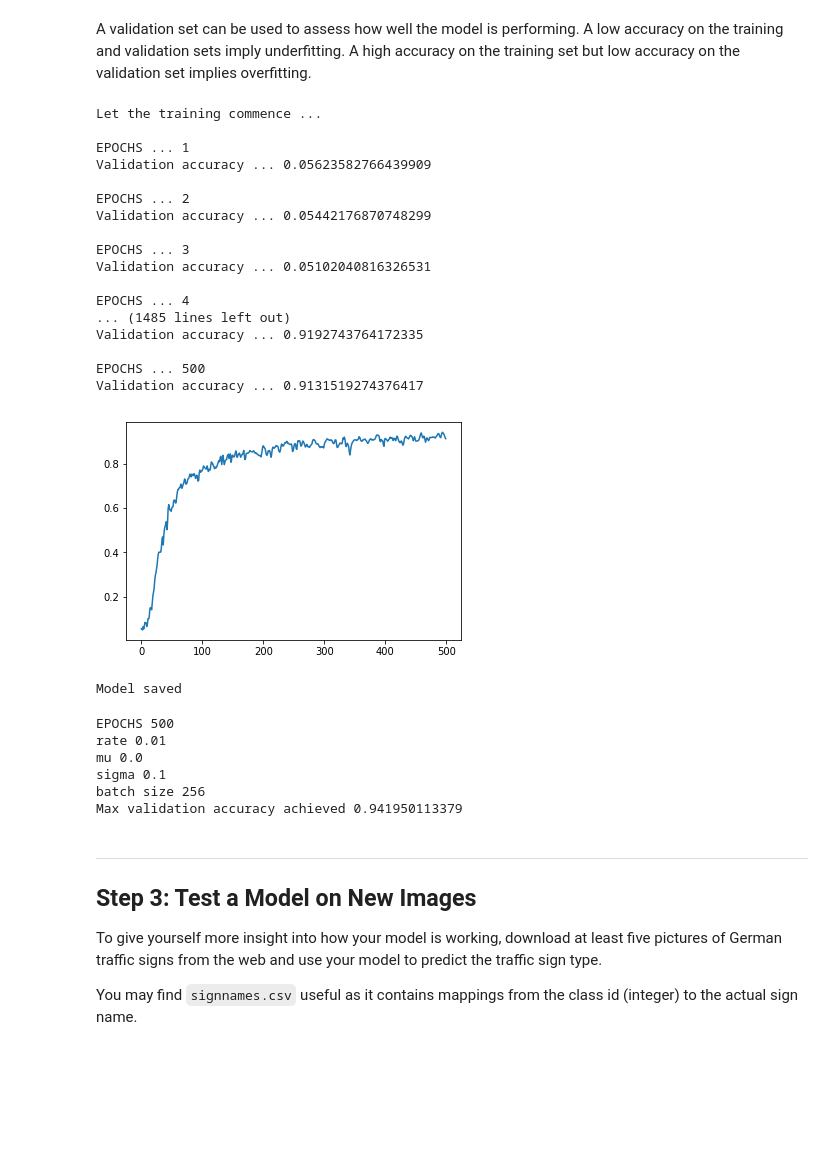
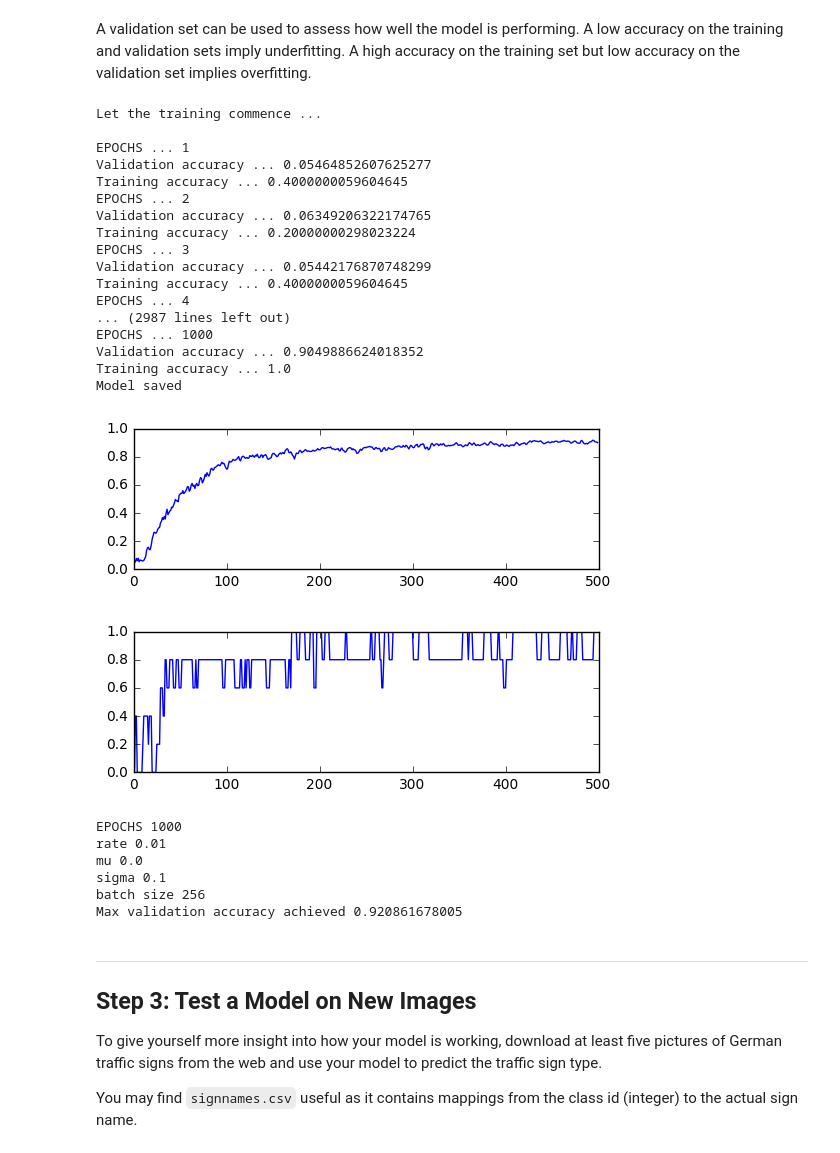
Before and after one commit to moosemaniam/term1_traffix_sign, a Jupyter notebook: Traffic_Sign_Classifier.ipynb, the cells around one changed output. Cells and saved outputs as stored; diff of their text form; code cells hidden in the pictures; blank space fills up the shorter version.

```diff
--- a/Traffic_Sign_Classifier.ipynb
+++ b/Traffic_Sign_Classifier.ipynb
@@ -264,8 +297,8 @@ channels=1
 
 global_mu=0.0
 global_sigma = 0.1
-rate = 0.01
-EPOCH=500
+rate = 0.008
+EPOCH=1000
 BATCH_SIZE = 256
 drop_prob=0.3
 # %%
@@ -379,6 +412,7 @@ def evaluate(X_data,Y_data):
 from sklearn.utils import shuffle
 
 accuracy_plot=[]
+training_accuracy_plot=[]
 with tf.Session() as sess:
         sess.run(tf.global_variables_initializer())
         num_examples = len(X_train)
@@ -393,18 +427,16 @@ with tf.Session() as sess:
                 sess.run(training_operation,feed_dict={x:batch_x,y:batch_y,keep_prob:drop_prob})
 
             validation_accuracy = evaluate(X_valid_processed,y_valid)
+           # test_labels=[]
+            # test_images_processed=[]
+            training_accuracy = evaluate(test_images_processed,test_labels)
             print("EPOCHS ...",format(i+1))
             print("Validation accuracy ...",format(validation_accuracy))
-            print()
+            print("Training accuracy ...",format(training_accuracy))
             accuracy_plot.append(validation_accuracy)
+            training_accuracy_plot.append(training_accuracy)
 
 
-
-
-
-        plt.subplot(1,1,1)
-        plt.plot(accuracy_plot)
-        plt.show()
         saver = tf.train.Saver()
         saver.save(sess,"lenet")
         print("Model saved")
@@ -412,22 +444,30 @@ with tf.Session() as sess:
 Let the training commence ...
 
 EPOCHS ... 1
-Validation accuracy ... 0.05623582766439909
-
+Validation accuracy ... 0.05464852607625277
+Training accuracy ... 0.4000000059604645
 EPOCHS ... 2
+Validation accuracy ... 0.06349206322174765
+Training accuracy ... 0.20000000298023224
+EPOCHS ... 3
 Validation accuracy ... 0.05442176870748299
-
-EPOCHS ... 3
-Validation accuracy ... 0.05102040816326531
-
+Training accuracy ... 0.4000000059604645
 EPOCHS ... 4
-... (1485 lines left out)
-Validation accuracy ... 0.9192743764172335
-
-EPOCHS ... 500
-Validation accuracy ... 0.9131519274376417
+... (2987 lines left out)
+EPOCHS ... 1000
+Validation accuracy ... 0.9049886624018352
+Training accuracy ... 1.0
+Model saved
-[figure, removed]
-Model saved
+# %%
+plt.subplot(2,1,1)
+plt.plot(accuracy_plot)
+plt.show()
+plt.subplot(2,1,2)
+plt.plot(training_accuracy_plot)
+plt.show()
+# %% [output]
+[figure, added]
+[figure, added]
 # %%
 #print hyper parameters
 print("EPOCHS",EPOCH)
@@ -437,9 +477,9 @@ print("sigma",global_sigma)
 print("batch size",BATCH_SIZE)
 print("Max validation accuracy achieved", max(accuracy_plot))
 # %% [output]
-EPOCHS 500
+EPOCHS 1000
 rate 0.01
 mu 0.0
 sigma 0.1
 batch size 256
-Max validation accuracy achieved 0.941950113379
+Max validation accuracy achieved 0.920861678005
```
Also changed, not shown: parts of 10 cells of this notebook.
